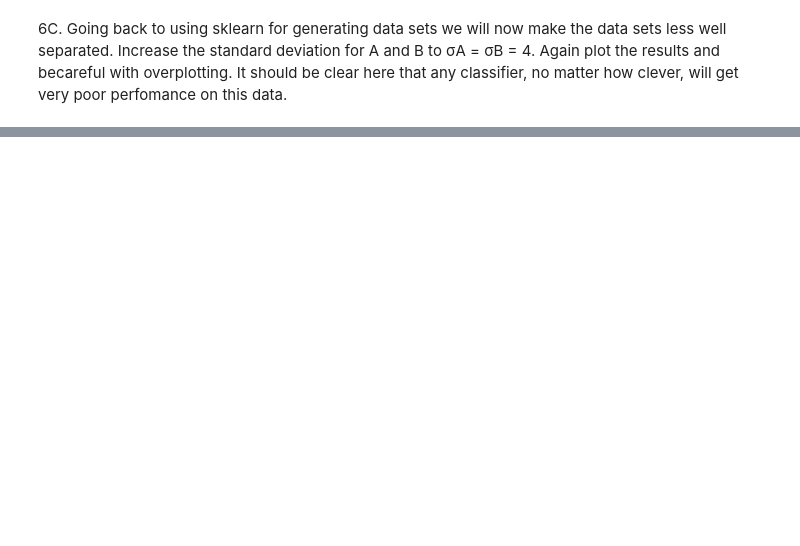
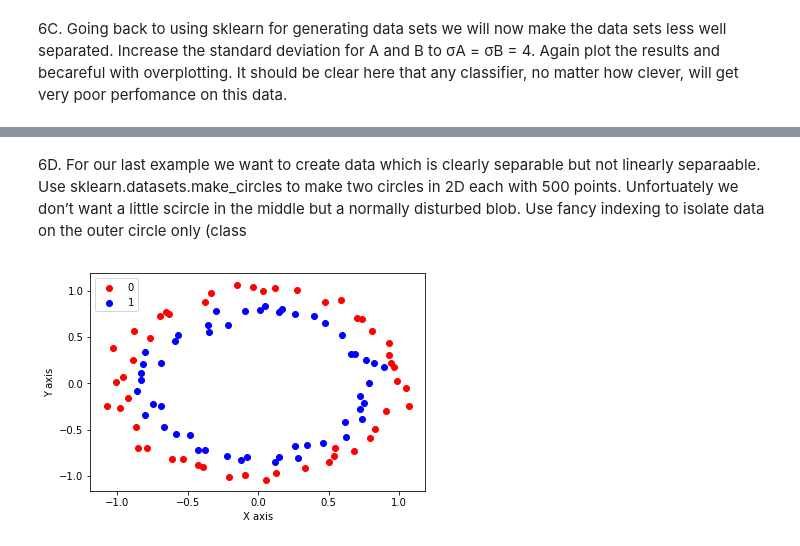
Before and after one commit to msarker000/ML_hw1, a Jupyter notebook: ML_hw1_6.ipynb, the cells around one changed output, grey strips where cells are left out. Saved outputs shown, nothing was run; the diff lists cells and outputs as text; code cells hidden in the pictures; blank space fills up the shorter version.

```diff
--- a/ML_hw1_6.ipynb
+++ b/ML_hw1_6.ipynb
@@ -73,0 +81,21 @@ separated.
+# %% [markdown]
+6D. For our last example we want to create data which is clearly separable
+but not linearly separaable. Use sklearn.datasets.make_circles to
+make two circles in 2D each with 500 points. Unfortuately we don’t
+want a little scircle in the middle but a normally disturbed blob.
+Use fancy indexing to isolate data on the outer circle only (class
+# %%
+from sklearn.datasets import make_circles
+
+X, y = make_circles(n_samples=100, noise=0.05)
+colors = {0:'red', 1:'blue'}
+
+plt.scatter(X[y==0][:, 0], X[y==0][:, 1], c=colors[0])
+plt.scatter(X[y==1][:, 0], X[y==1][:, 1], c=colors[1])
+
+plt.xlabel('X axis')
+plt.ylabel('Y axis')
+plt.legend(['0','1'], loc='upper left')
+plt.show()
+# %% [output]
+[figure, added]
```
Also changed, not shown: parts of 8 cells of this notebook.
